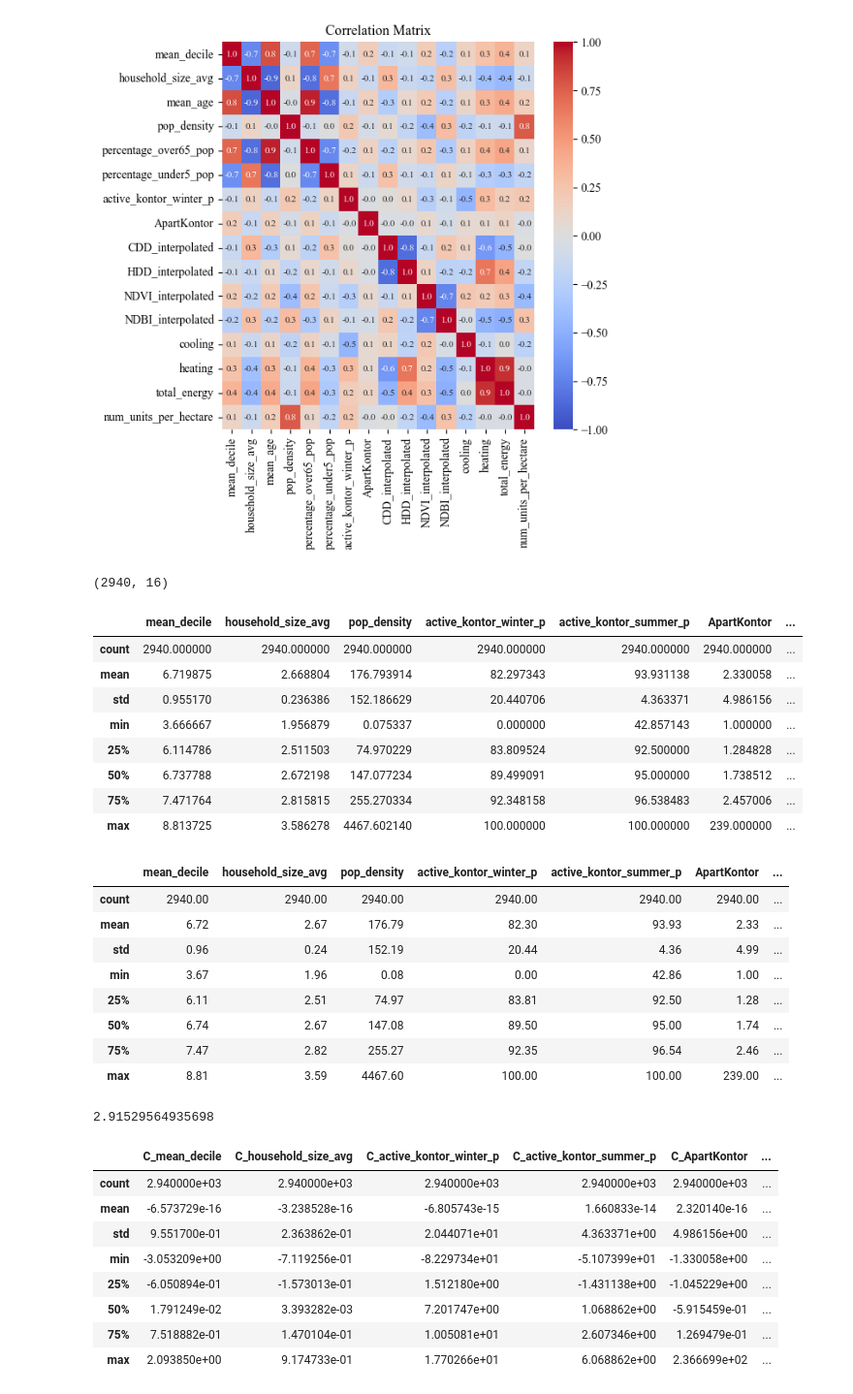
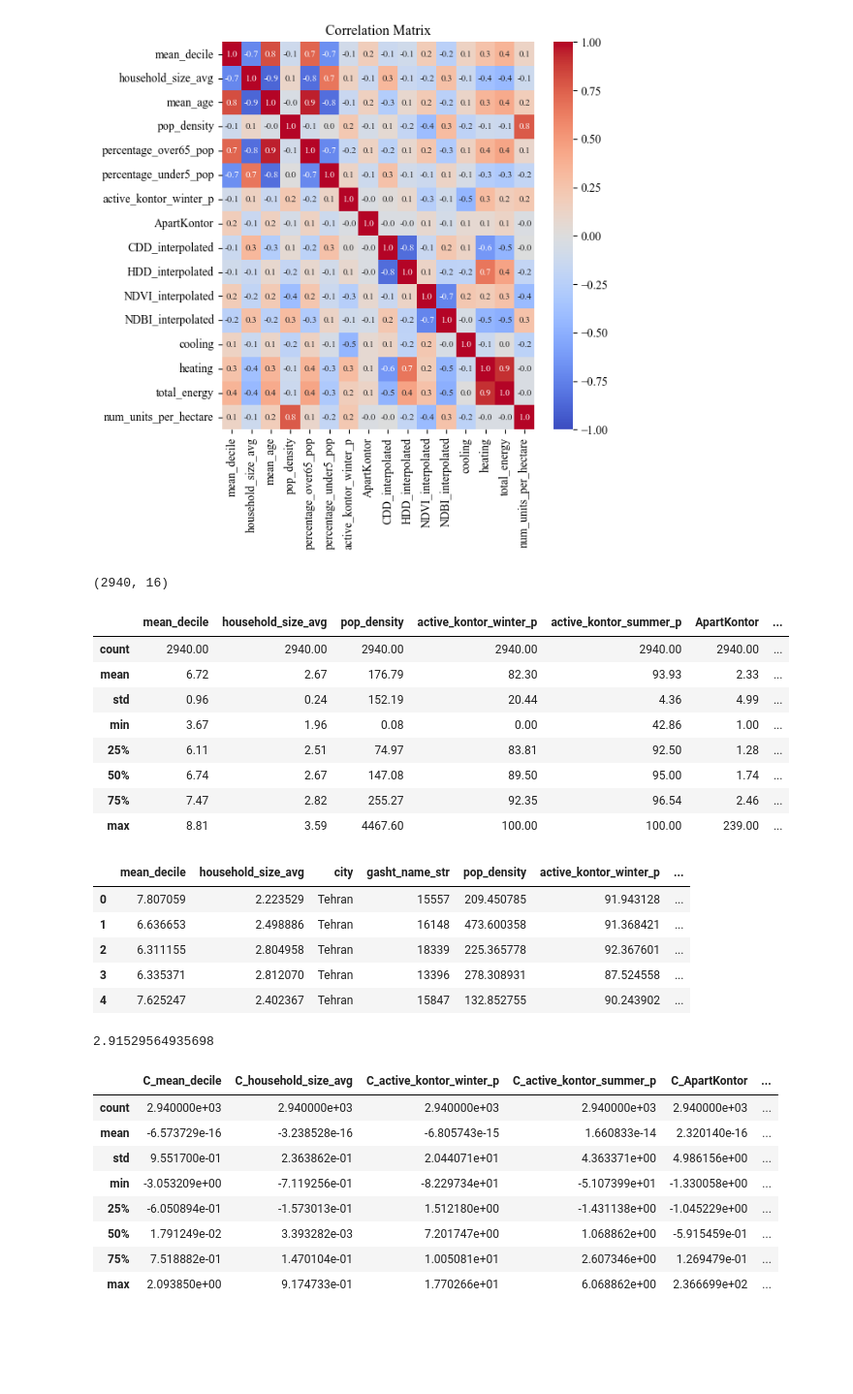
Before and after one commit to sinanarimani/UrbanForm_VS_DomesticGasConsumption, a Jupyter notebook: data_preparation.ipynb, the cells around one changed output. Shown at 97% size. Drawn from its saved outputs; the diff is of its cells as text; code cells hidden in the pictures; blank space fills up the shorter version.

```diff
--- a/data_preparation.ipynb
+++ b/data_preparation.ipynb
@@ -1277,7 +1317,7 @@ data.to_pickle("data.pkl")
 # %% [markdown]
 # Inferential Statistics
 # %%
-data = pd.read_pickle(r"C:\Users\Mahsa\Documents\ArcGIS\Projects\paper 4_gas\data.pkl")
+data = pd.read_pickle(r"data.pkl")
 data.shape
 # %% [output]
 (2946, 24)
@@ -1341,34 +1381,32 @@ data2 = data.drop(columns = ["mean_age",
 data2["NDBI_interpolated"] = data2["NDBI_interpolated"]*100
 data2["NDVI_interpolated"] = data2["NDVI_interpolated"]*100
 print(data2.shape)
-data2.describe(include=["number"])
+data2.describe(include=["number"]).round(2)
 # %% [output]
 (2940, 16)
 |  | mean_decile | household_size_avg | pop_density | active_kontor_winter_p | active_kontor_summer_p | ApartKontor | ... |
-| count | 2940.000000 | 2940.000000 | 2940.000000 | 2940.000000 | 2940.000000 | 2940.000000 | ... |
-| mean | 6.719875 | 2.668804 | 176.793914 | 82.297343 | 93.931138 | 2.330058 | ... |
-| std | 0.955170 | 0.236386 | 152.186629 | 20.440706 | 4.363371 | 4.986156 | ... |
-| min | 3.666667 | 1.956879 | 0.075337 | 0.000000 | 42.857143 | 1.000000 | ... |
-| 25% | 6.114786 | 2.511503 | 74.970229 | 83.809524 | 92.500000 | 1.284828 | ... |
-| 50% | 6.737788 | 2.672198 | 147.077234 | 89.499091 | 95.000000 | 1.738512 | ... |
-| 75% | 7.471764 | 2.815815 | 255.270334 | 92.348158 | 96.538483 | 2.457006 | ... |
-| max | 8.813725 | 3.586278 | 4467.602140 | 100.000000 | 100.000000 | 239.000000 | ... |
+| count | 2940.00 | 2940.00 | 2940.00 | 2940.00 | 2940.00 | 2940.00 | ... |
+| mean | 6.72 | 2.67 | 176.79 | 82.30 | 93.93 | 2.33 | ... |
+| std | 0.96 | 0.24 | 152.19 | 20.44 | 4.36 | 4.99 | ... |
+| min | 3.67 | 1.96 | 0.08 | 0.00 | 42.86 | 1.00 | ... |
+| 25% | 6.11 | 2.51 | 74.97 | 83.81 | 92.50 | 1.28 | ... |
+| 50% | 6.74 | 2.67 | 147.08 | 89.50 | 95.00 | 1.74 | ... |
+| 75% | 7.47 | 2.82 | 255.27 | 92.35 | 96.54 | 2.46 | ... |
+| max | 8.81 | 3.59 | 4467.60 | 100.00 | 100.00 | 239.00 | ... |
-# %%
-data2.describe(include=["number"]).round(2)
-# %% [output]
-|  | mean_decile | household_size_avg | pop_density | active_kontor_winter_p | active_kontor_summer_p | ApartKontor | ... |
-| count | 2940.00 | 2940.00 | 2940.00 | 2940.00 | 2940.00 | 2940.00 | ... |
-| mean | 6.72 | 2.67 | 176.79 | 82.30 | 93.93 | 2.33 | ... |
-| std | 0.96 | 0.24 | 152.19 | 20.44 | 4.36 | 4.99 | ... |
-| min | 3.67 | 1.96 | 0.08 | 0.00 | 42.86 | 1.00 | ... |
-| 25% | 6.11 | 2.51 | 74.97 | 83.81 | 92.50 | 1.28 | ... |
-| 50% | 6.74 | 2.67 | 147.08 | 89.50 | 95.00 | 1.74 | ... |
-| 75% | 7.47 | 2.82 | 255.27 | 92.35 | 96.54 | 2.46 | ... |
-| max | 8.81 | 3.59 | 4467.60 | 100.00 | 100.00 | 239.00 | ... |
-# %%
-data2[data2["city"]=="Tehran"]["ApartKontor"].mean()
-# %% [output]
-2.91529564935698
+# %%
+data2.head()
+# %% [output]
+|  | mean_decile | household_size_avg | city | gasht_name_str | pop_density | active_kontor_winter_p | ... |
+| 0 | 7.807059 | 2.223529 | Tehran | 15557 | 209.450785 | 91.943128 | ... |
+| 1 | 6.636653 | 2.498886 | Tehran | 16148 | 473.600358 | 91.368421 | ... |
+| 2 | 6.311155 | 2.804958 | Tehran | 18339 | 225.365778 | 92.367601 | ... |
+| 3 | 6.335371 | 2.812070 | Tehran | 13396 | 278.308931 | 87.524558 | ... |
+| 4 | 7.625247 | 2.402367 | Tehran | 15847 | 132.852755 | 90.243902 | ... |
+# %%
+# the average ApartKontor across postal code regions. Thsi value in Tehran is 2.09
+data2[data2["city"]=="Tehran"]["ApartKontor"].mean()
+# %% [output]
+2.91529564935698
 # %%
 list_col = data2.select_dtypes(include="number").columns.tolist()
 for col in list_col:
```
Also changed, not shown: parts of 22 cells of this notebook, 5 other files.
